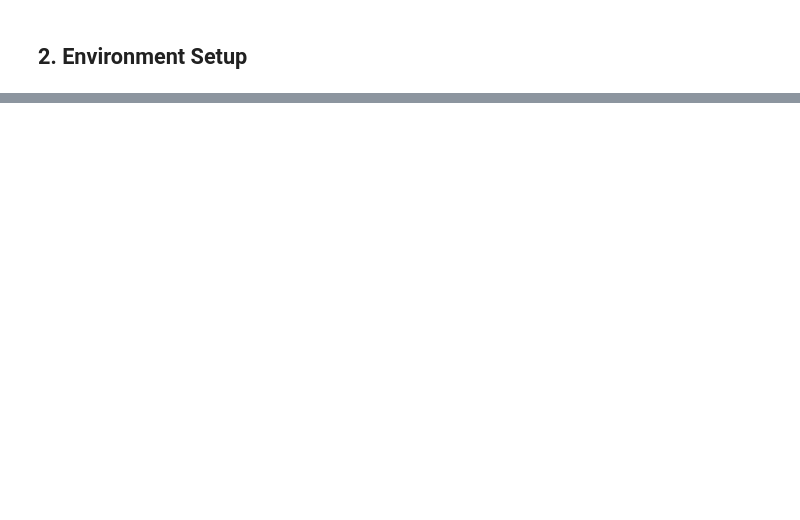
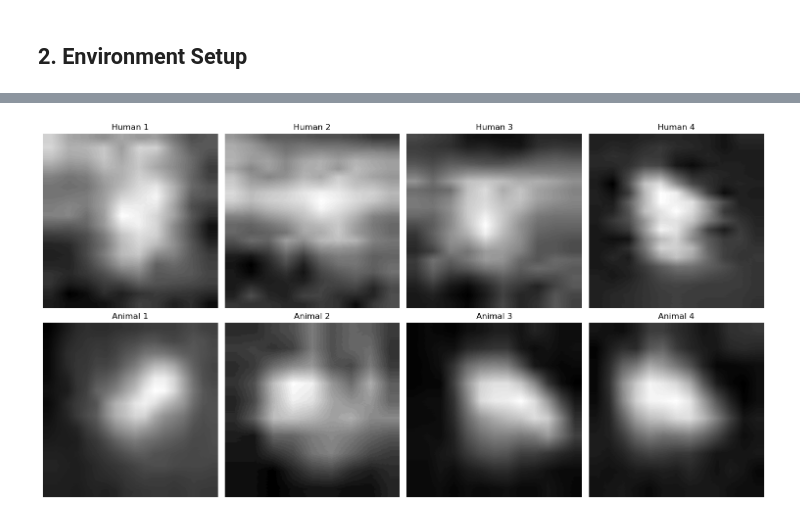
Before and after one commit to Seb7421/Thermal-Signature-Classification, a Jupyter notebook: thermal_signature_classification.ipynb, the cells around one changed output, grey strips where cells are left out. Saved outputs shown, nothing was run; the diff lists cells and outputs as text; code cells hidden in the pictures; blank space fills up the shorter version.

```diff
--- a/thermal_signature_classification.ipynb
+++ b/thermal_signature_classification.ipynb
@@ -70,0 +189,17 @@ print(f"Using device: {device}")
+# %%
+# Calculate object sizes
+train_annotations['area'] = train_annotations['w'] * train_annotations['h']
+
+# Create boxplot of object sizes by class
+plt.figure(figsize=(10, 6))
+sns.boxplot(x='class', y='area', data=train_annotations)
+plt.title('Distribution of Object Sizes by Class')
+plt.xlabel('Class (0=Animal, 1=Human)')
+plt.ylabel('Area (pixels²)')
+plt.yscale('log')  # Log scale for better visualization
+plt.show()
+
+# Summary statistics of object sizes
+size_stats = train_annotations.groupby('class')['area'].describe()
+print("Object Size Statistics:")
+print(size_stats)
@@ -70,0 +284,62 @@ print(f"Using device: {device}")
+# %%
+def extract_thermal_signature(img_path, x, y, w, h, target_size=(224, 224)):
+    """Extract thermal signature from an image given bounding box coordinates."""
+    # Read image
+    img = cv2.imread(img_path)
+
+    # Convert to grayscale if not already
+    if len(img.shape) == 3 and img.shape[2] == 3:
+        # For thermal images, converting to grayscale makes sense
+        gray = cv2.cvtColor(img, cv2.COLOR_BGR2GRAY)
+    else:
+        gray = img
+
+    # Extract signature using bounding box
+    signature = gray[y:y+h, x:x+w]
+
+    # Resize to target size
+    signature_resized = cv2.resize(signature, target_size)
+
+    # Convert to PIL image for PyTorch transformations
+    signature_pil = Image.fromarray(signature_resized)
+
+    return signature_pil
+
+# Demonstrate the extraction process with examples
+def show_extracted_signatures(split_dir, annotations, num_examples=3):
+    # Get some human examples
+    human_frames = annotations[annotations['class'] == 1].sample(num_examples)
+    # Get some animal examples
+    animal_frames = annotations[annotations['class'] == 0].sample(num_examples)
+
+    fig, axes = plt.subplots(2, num_examples, figsize=(15, 8))
+
+    # Process human examples
+    for i, (_, anno) in enumerate(human_frames.iterrows()):
+        frame_num = anno['frame_number']
+        img_path = os.path.join(split_dir, "images", f"image_{int(frame_num):06d}.jpg")
+        x, y, w, h = int(anno['x']), int(anno['y']), int(anno['w']), int(anno['h'])
+
+        signature = extract_thermal_signature(img_path, x, y, w, h)
+        axes[0, i].imshow(signature, cmap='gray')
+        axes[0, i].set_title(f"Human {i+1}")
+        axes[0, i].axis('off')
+
+    # Process animal examples
+    for i, (_, anno) in enumerate(animal_frames.iterrows()):
+        frame_num = anno['frame_number']
+        img_path = os.path.join(split_dir, "images", f"image_{int(frame_num):06d}.jpg")
+        x, y, w, h = int(anno['x']), int(anno['y']), int(anno['w']), int(anno['h'])
+
+        signature = extract_thermal_signature(img_path, x, y, w, h)
+        axes[1, i].imshow(signature, cmap='gray')
+        axes[1, i].set_title(f"Animal {i+1}")
+        axes[1, i].axis('off')
+
+    plt.tight_layout()
+    plt.show()
+
+# Show examples of extracted signatures
+show_extracted_signatures(TRAIN_DIR, train_annotations, num_examples=4)
+# %% [output]
+[figure, added]
```
Also changed, not shown: parts of 38 cells of this notebook.
